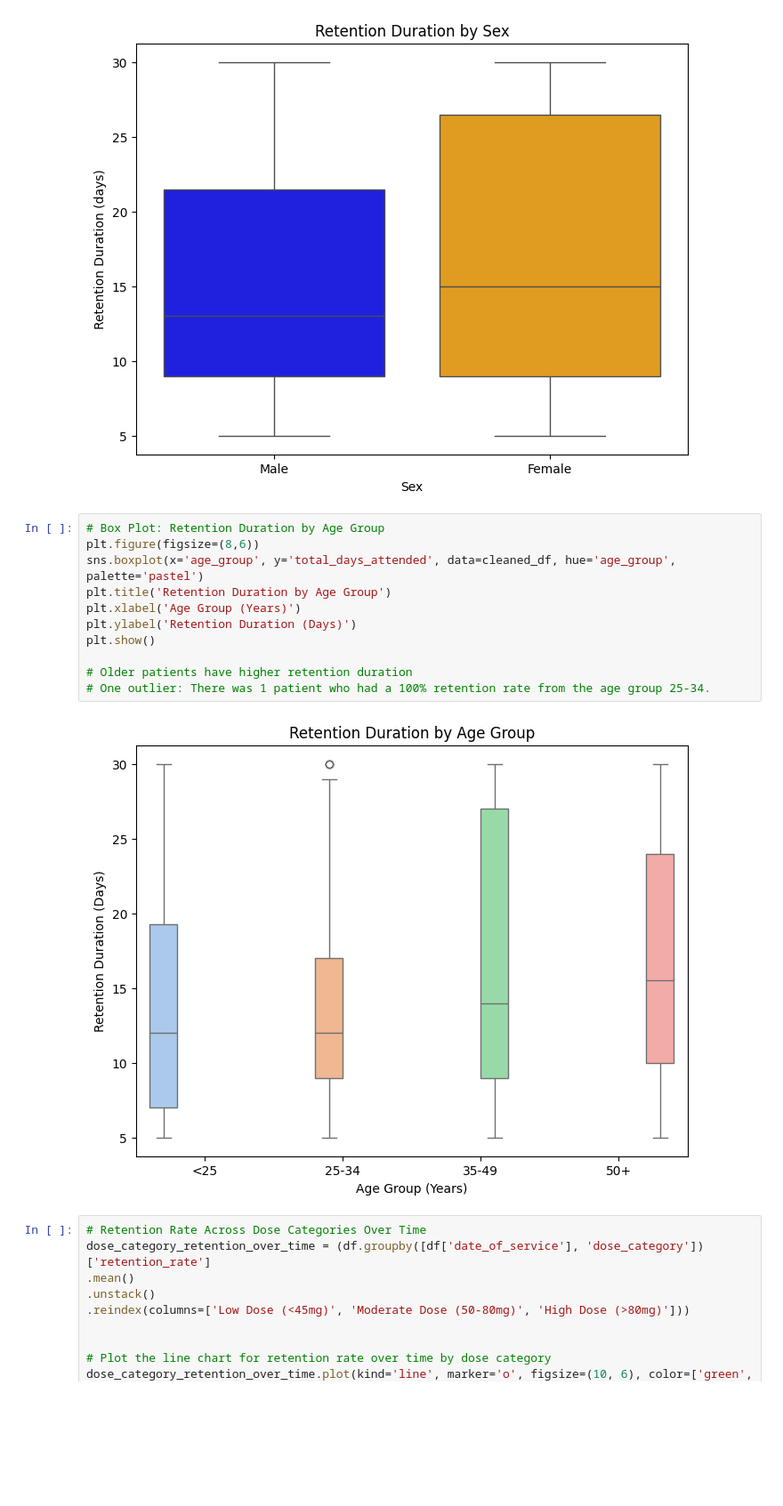
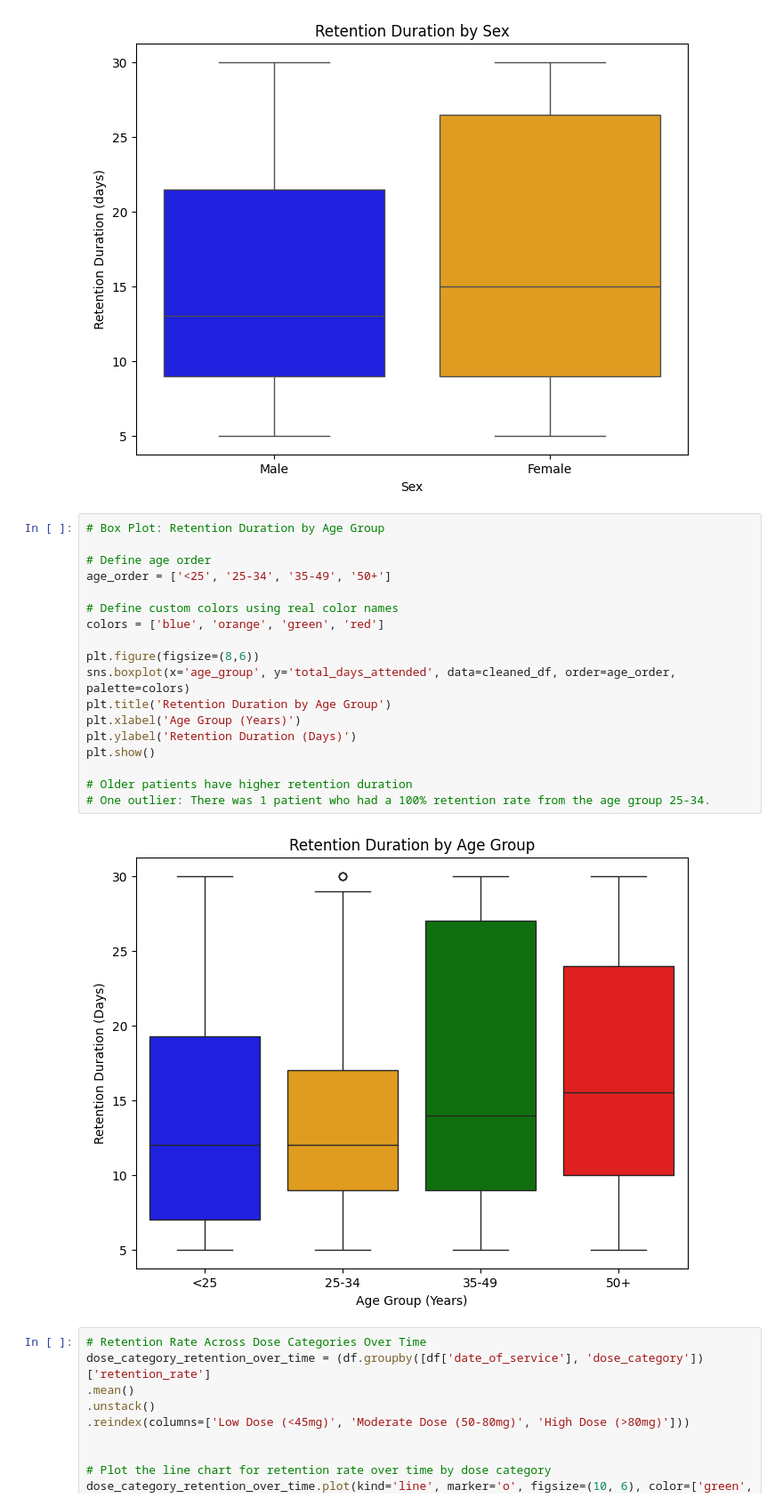
Before and after one commit to eevvaa25/MMTP, a Jupyter notebook: Methadone_Final.ipynb, the cells around one changed output. Shown at 89% size. Drawn from its saved outputs; the diff is of its cells as text; blank space fills up the shorter version.

Commit message:
modified colors for box plot to match the variables

```diff
--- a/Methadone_Final.ipynb
+++ b/Methadone_Final.ipynb
@@ -736,17 +736,24 @@ plt.show()
 [figure]
 # %%
 # Box Plot: Retention Duration by Age Group
+
+# Define age order
+age_order = ['<25', '25-34', '35-49', '50+']
+
+# Define custom colors using real color names
+colors = ['blue', 'orange', 'green', 'red']
+
 plt.figure(figsize=(8,6))
-sns.boxplot(x='age_group', y='total_days_attended', data=cleaned_df, hue='age_group', palette='pastel')
+sns.boxplot(x='age_group', y='total_days_attended', data=cleaned_df, order=age_order, palette=colors)
 plt.title('Retention Duration by Age Group')
 plt.xlabel('Age Group (Years)')
 plt.ylabel('Retention Duration (Days)')
 plt.show()
 
 # Older patients have higher retention duration
 # One outlier: There was 1 patient who had a 100% retention rate from the age group 25-34.
 # %% [output]
-[figure, old version]
+[figure, new version]
 # %%
 # Retention Rate Across Dose Categories Over Time
 dose_category_retention_over_time = (df.groupby([df['date_of_service'], 'dose_category'])['retention_rate']
```
